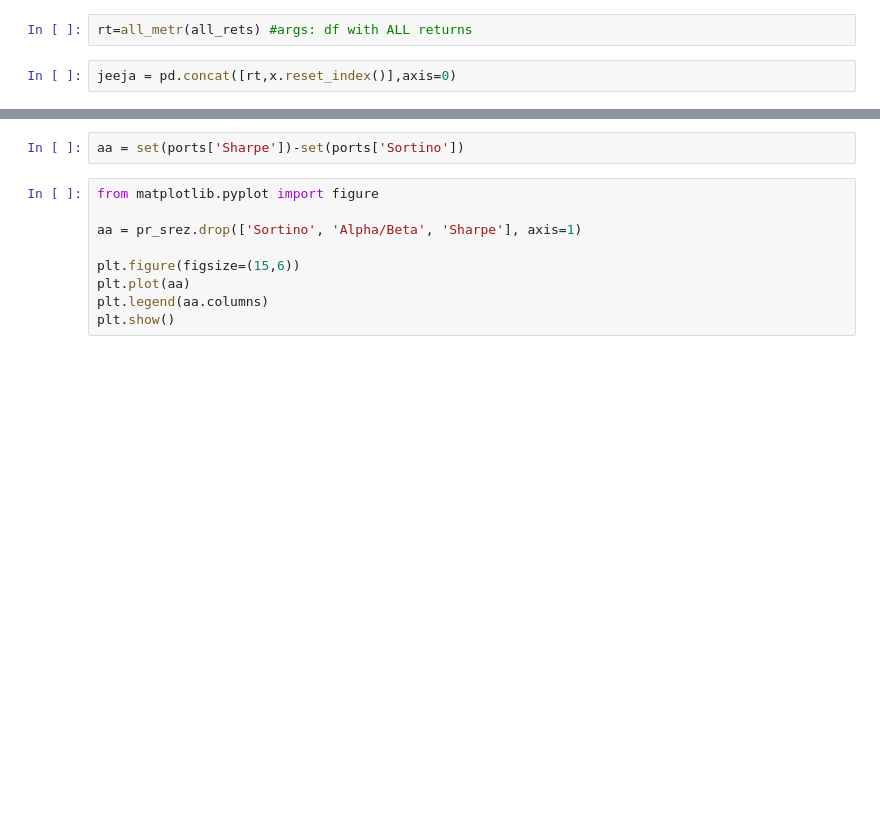
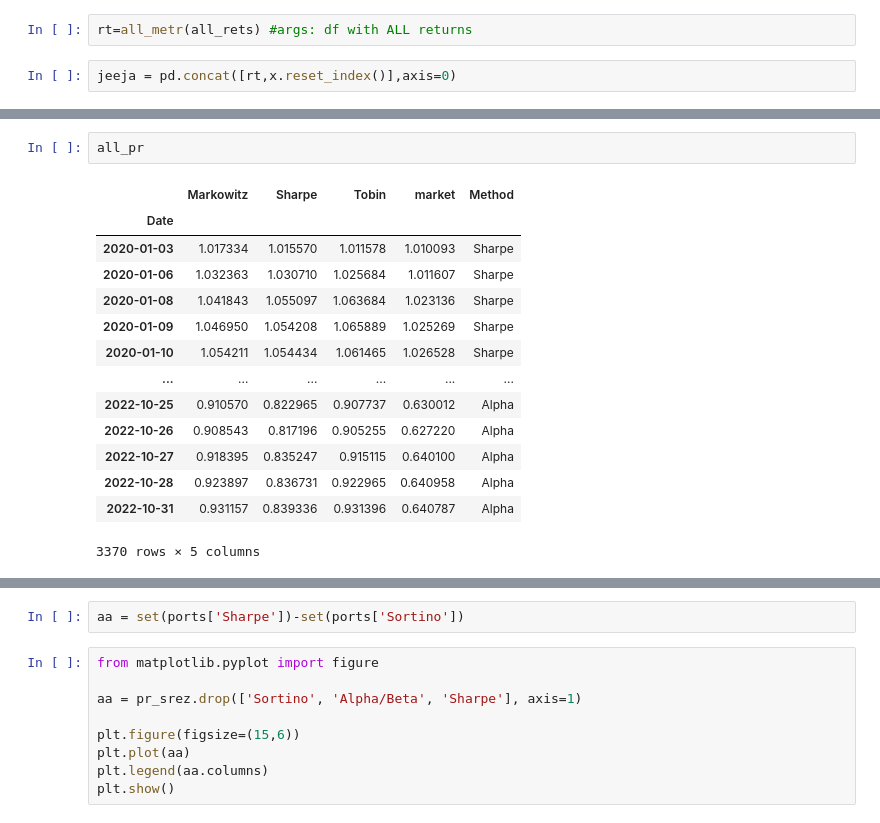
Before and after one commit to Shinypuff/Portfolios, a Jupyter notebook: port_RU.ipynb, the cells around one changed output, grey strips where cells are left out. Drawn from its saved outputs; the diff is of its cells as text; blank space fills up the shorter version.

```diff
--- a/port_RU.ipynb
+++ b/port_RU.ipynb
@@ -544,2 +523,19 @@ gg = price_srez(all_pr,'Sharpe')
+# %%
+all_pr
+# %% [output]
+|  | Markowitz | Sharpe | Tobin | market | Method |
+| Date |  |  |  |  |  |
+| 2020-01-03 | 1.017334 | 1.015570 | 1.011578 | 1.010093 | Sharpe |
+| 2020-01-06 | 1.032363 | 1.030710 | 1.025684 | 1.011607 | Sharpe |
+| 2020-01-08 | 1.041843 | 1.055097 | 1.063684 | 1.023136 | Sharpe |
+| 2020-01-09 | 1.046950 | 1.054208 | 1.065889 | 1.025269 | Sharpe |
+| 2020-01-10 | 1.054211 | 1.054434 | 1.061465 | 1.026528 | Sharpe |
+| ... | ... | ... | ... | ... | ... |
+| 2022-10-25 | 0.910570 | 0.822965 | 0.907737 | 0.630012 | Alpha |
+| 2022-10-26 | 0.908543 | 0.817196 | 0.905255 | 0.627220 | Alpha |
+| 2022-10-27 | 0.918395 | 0.835247 | 0.915115 | 0.640100 | Alpha |
+| 2022-10-28 | 0.923897 | 0.836731 | 0.922965 | 0.640958 | Alpha |
+| 2022-10-31 | 0.931157 | 0.839336 | 0.931396 | 0.640787 | Alpha |
+3370 rows × 5 columns
 # %%
 # args: df_price, port, method
```
Also changed, not shown: parts of 15 cells of this notebook.
